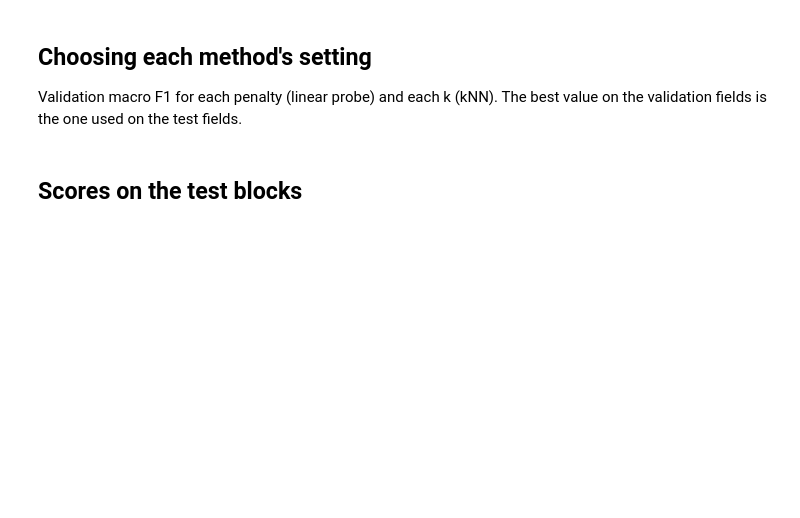
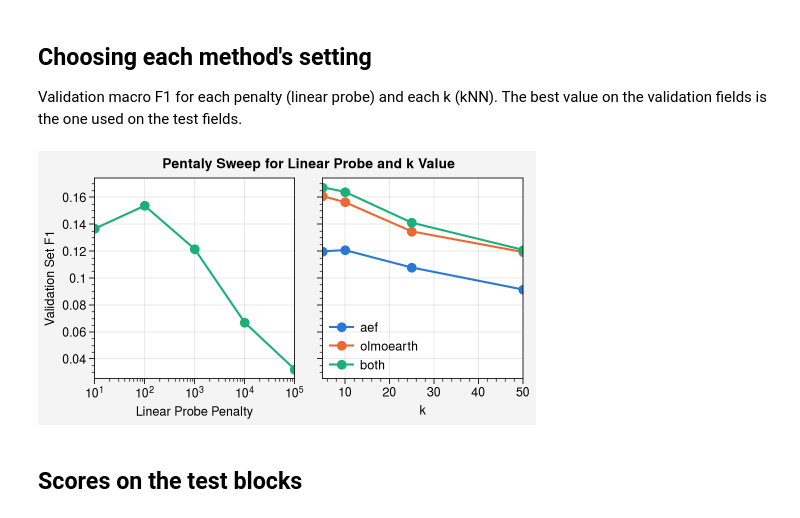
Before and after one commit to savannahferretti/crop-mapping, a Jupyter notebook: notebooks/04_plot_results.ipynb, the cells around one changed output. Saved outputs shown, nothing was run; the diff lists cells and outputs as text; code cells hidden in the pictures; blank space fills up the shorter version.

Commit message:
Plotting

```diff
--- a/notebooks/04_plot_results.ipynb
+++ b/notebooks/04_plot_results.ipynb
@@ -57,15 +59,18 @@ fig.savefig(FIGDIR/'04_probe_losses.png',dpi=200)
 
 Validation macro F1 for each penalty (linear probe) and each k (kNN). The best value on the validation fields is the one used on the test fields.
 # %%
-fig,axs = uplt.subplots(ncols=2,refwidth=3,share=False)
+fig,axs = uplt.subplots(ncols=2,refwidth=2,sharex=False,sharey=True)
+axs.format(suptitle='Pentaly Sweep for Linear Probe and k Value',ylabel='Validation Set F1')
+axs[0].format(xlabel='Linear Probe Penalty',xscale='log',xformatter='log')
+axs[1].format(xlabel='k')
 axs[0].plot(probesweep.penalty,probesweep.valmacrof1,color=COLORS['both'],marker='o',label='both')
 for featureset,color in COLORS.items():
     sweep = knnsweep.query('featureset==@featureset')
     axs[1].plot(sweep.k,sweep.valmacrof1,color=color,marker='o',label=featureset)
-axs[0].format(title='Linear probe',xlabel='Penalty',ylabel='Validation macro F1',xscale='log')
-axs[1].format(title='kNN',xlabel='k (neighbours)',ylabel='Validation macro F1')
-axs[1].legend(loc='ur',ncols=1,frame=False)
+axs[1].legend(loc='ll',ncols=1,frame=False)
 fig.savefig(FIGDIR/'04_validation_sweeps.png',dpi=200)
+# %% [output]
+[figure, added]
 # %% [markdown]
 ## Scores on the test blocks
 # %%
```
Also changed, not shown: parts of 5 cells of this notebook, 7 other files.
